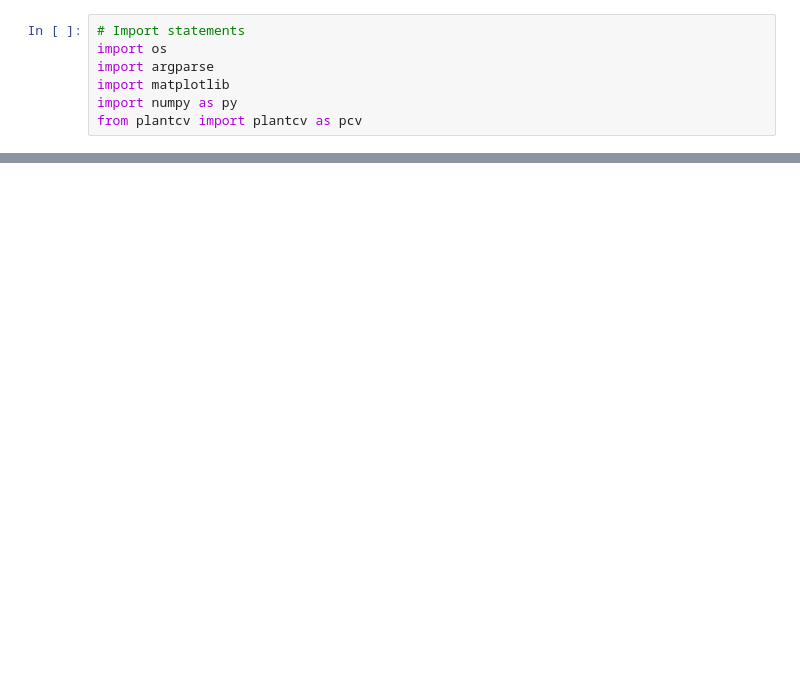
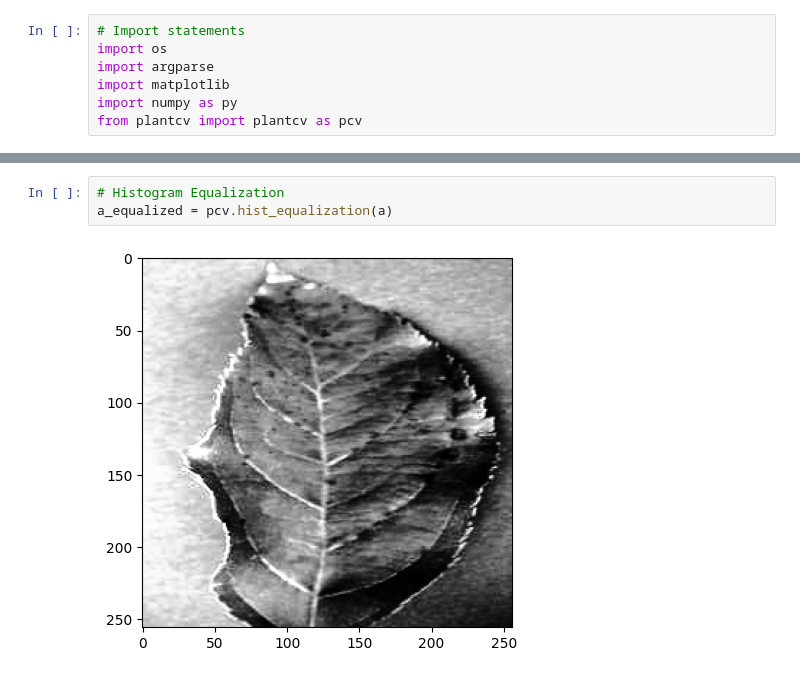
Before and after one commit to Darshan-Pillay/Honours-Research-Project, a Jupyter notebook: proof_of_concept/image_processing_poc/Learning_PlantCV.ipynb, the cells around one changed output, grey strips where cells are left out. Drawn from its saved outputs; the diff is of its cells as text; blank space fills up the shorter version.

```diff
--- a/proof_of_concept/image_processing_poc/Learning_PlantCV.ipynb
+++ b/proof_of_concept/image_processing_poc/Learning_PlantCV.ipynb
@@ -40,3 +40,8 @@ a = pcv.rgb2gray_lab(rgb_img=img, channel="a")
 hist = pcv.visualize.histogram(a)
 # %% [output]
 [interactive output not drawn]
+# %%
+# Histogram Equalization
+a_equalized = pcv.hist_equalization(a)
+# %% [output]
+[figure, added]
```
Also changed, not shown: parts of 11 cells of this notebook.
